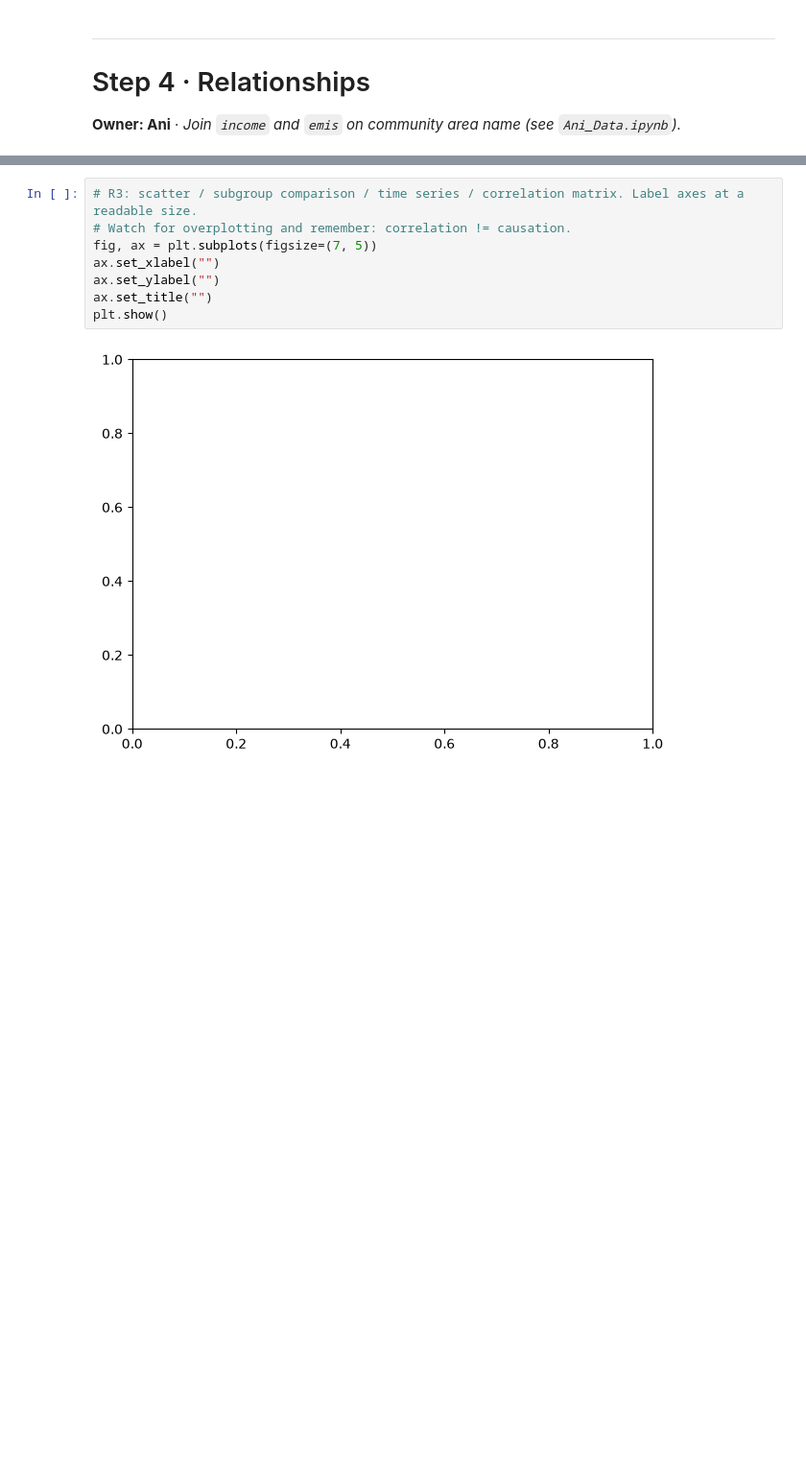
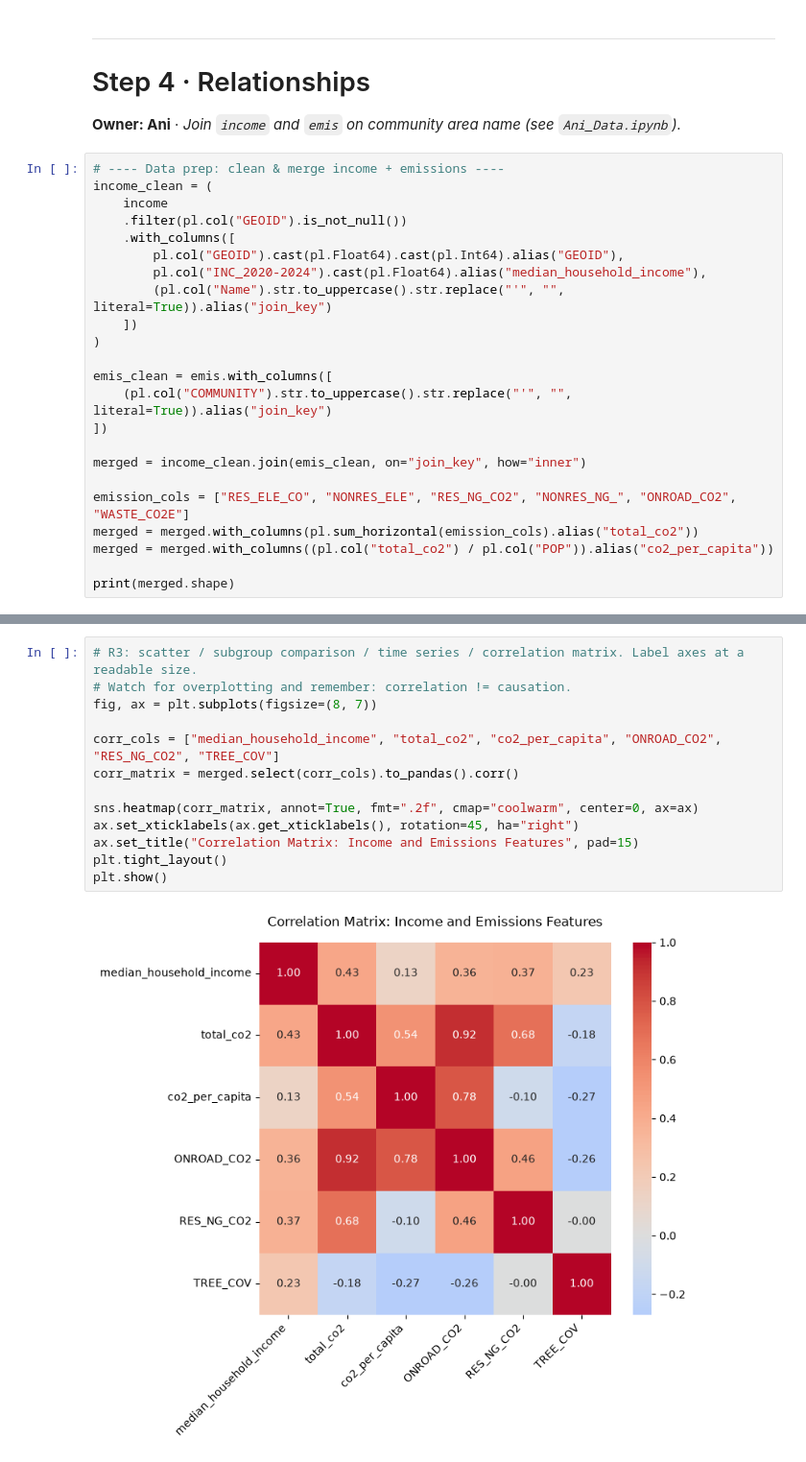
Before and after one commit to doctorplatypus/Socioeconomic-Health-Disparities, a Jupyter notebook: eda.ipynb, the cells around one changed output, grey strips where cells are left out. Shown at 96% size. Saved outputs shown, nothing was run; the diff lists cells and outputs as text; blank space fills up the shorter version.

```diff
--- a/eda.ipynb
+++ b/eda.ipynb
@@ -725,3 +551,26 @@ plt.show()
 ---
 # Step 4 · Relationships
 **Owner: Ani** · *Join `income` and `emis` on community area name (see `Ani_Data.ipynb`).*
+# %%
+# ---- Data prep: clean & merge income + emissions ----
+income_clean = (
+    income
+    .filter(pl.col("GEOID").is_not_null())
+    .with_columns([
+        pl.col("GEOID").cast(pl.Float64).cast(pl.Int64).alias("GEOID"),
+        pl.col("INC_2020-2024").cast(pl.Float64).alias("median_household_income"),
+        (pl.col("Name").str.to_uppercase().str.replace("'", "", literal=True)).alias("join_key")
+    ])
+)
+
+emis_clean = emis.with_columns([
+    (pl.col("COMMUNITY").str.to_uppercase().str.replace("'", "", literal=True)).alias("join_key")
+])
+
+merged = income_clean.join(emis_clean, on="join_key", how="inner")
+
+emission_cols = ["RES_ELE_CO", "NONRES_ELE", "RES_NG_CO2", "NONRES_NG_", "ONROAD_CO2", "WASTE_CO2E"]
+merged = merged.with_columns(pl.sum_horizontal(emission_cols).alias("total_co2"))
+merged = merged.with_columns((pl.col("total_co2") / pl.col("POP")).alias("co2_per_capita"))
+
+print(merged.shape)
@@ -748,11 +655,16 @@ plt.show()
 # %%
 # R3: scatter / subgroup comparison / time series / correlation matrix. Label axes at a readable size.
 # Watch for overplotting and remember: correlation != causation.
-fig, ax = plt.subplots(figsize=(7, 5))
-ax.set_xlabel("")
-ax.set_ylabel("")
-ax.set_title("")
+fig, ax = plt.subplots(figsize=(8, 7))
+
+corr_cols = ["median_household_income", "total_co2", "co2_per_capita", "ONROAD_CO2", "RES_NG_CO2", "TREE_COV"]
+corr_matrix = merged.select(corr_cols).to_pandas().corr()
+
+sns.heatmap(corr_matrix, annot=True, fmt=".2f", cmap="coolwarm", center=0, ax=ax)
+ax.set_xticklabels(ax.get_xticklabels(), rotation=45, ha="right")
+ax.set_title("Correlation Matrix: Income and Emissions Features", pad=15)
+plt.tight_layout()
 plt.show()
 # %% [output]
-[figure, old version]
+[figure, new version]
 # %% [markdown]
```
Also changed, not shown: parts of 20 cells of this notebook.
